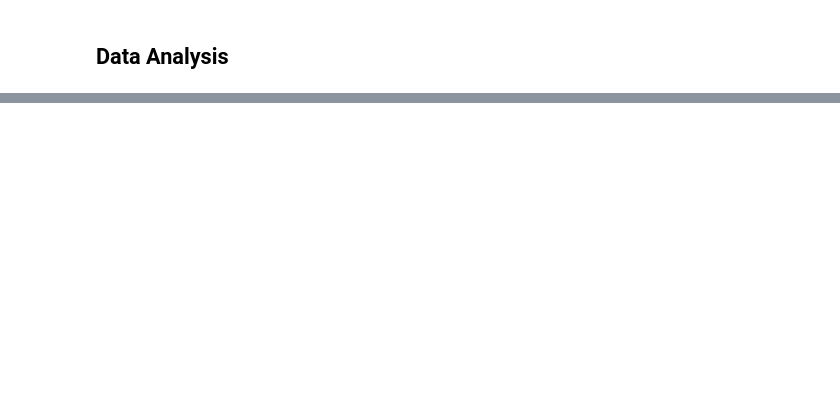
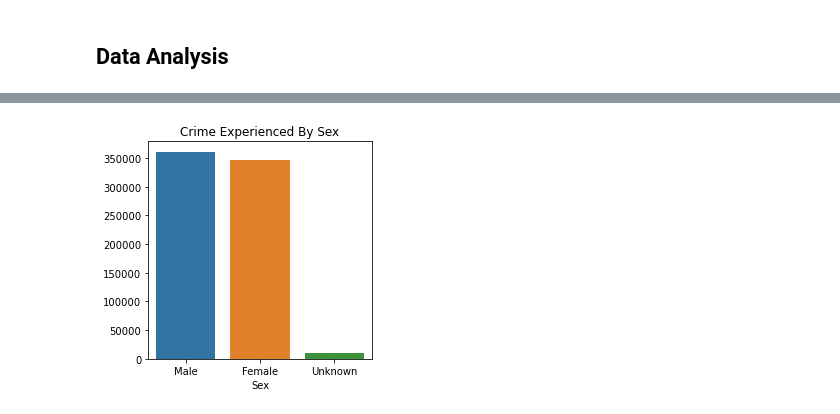
Before and after one commit to CarlosCapili/Data-Analysis-Portfolio, a Jupyter notebook: Python Analysis Projects/Los Angeles Crime/LA_Crime.ipynb, the cells around one changed output, grey strips where cells are left out. Drawn from its saved outputs; the diff is of its cells as text; code cells hidden in the pictures; blank space fills up the shorter version.

```diff
--- a/Python Analysis Projects/Los Angeles Crime/LA_Crime.ipynb
+++ b/Python Analysis Projects/Los Angeles Crime/LA_Crime.ipynb
@@ -880,0 +729,10 @@ Name: area_name, dtype: float64
+# %%
+# Crimes experienced by sex
+plt.figure(figsize=(4,4))
+sns.countplot(data=df, x='vict_sex', order=df['vict_sex'].value_counts().index)
+plt.title("Crime Experienced By Sex")
+plt.xlabel("Sex")
+plt.ylabel("")
+plt.show()
+# %% [output]
+[figure, added]
```
Also changed, not shown: parts of 123 cells of this notebook, 3 other files.
